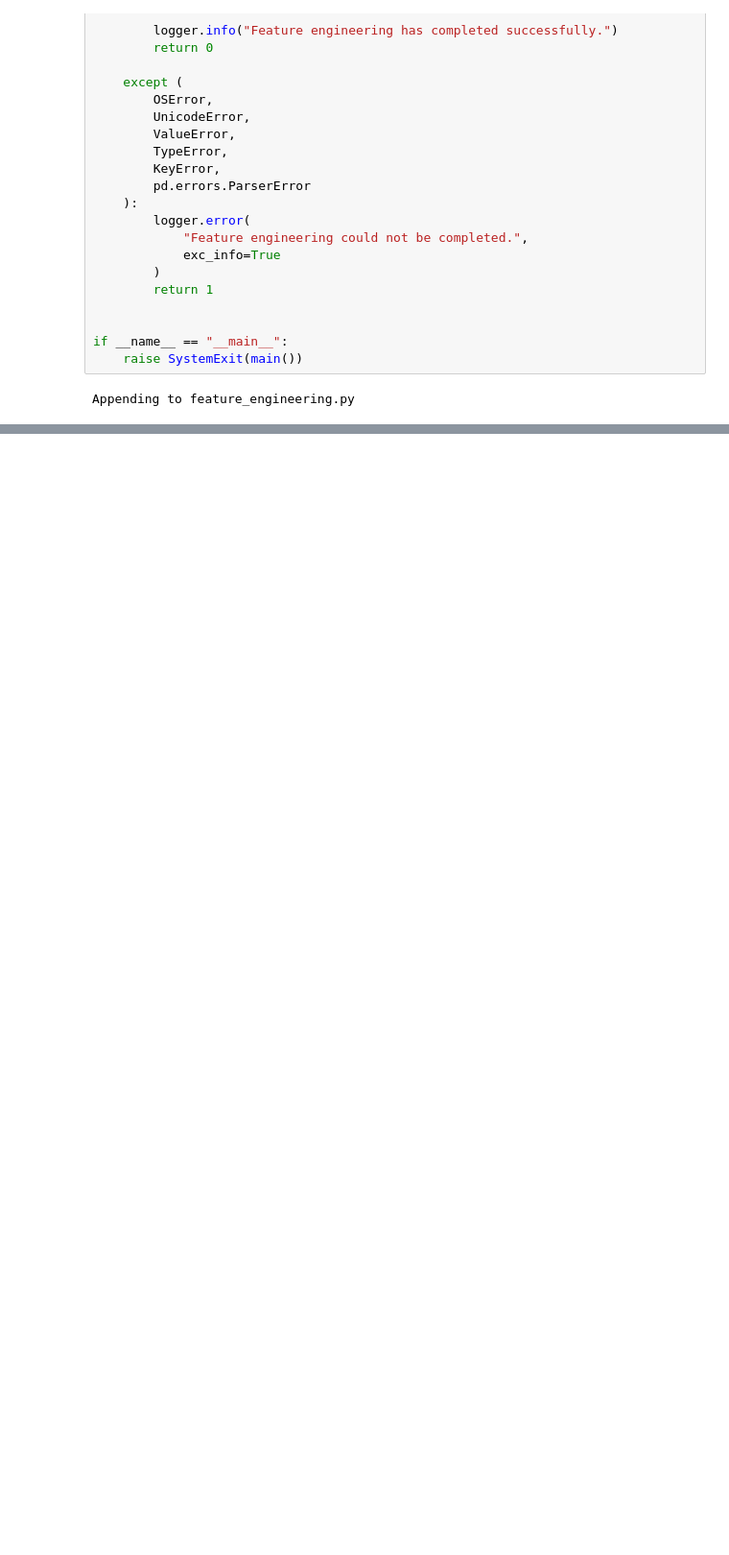
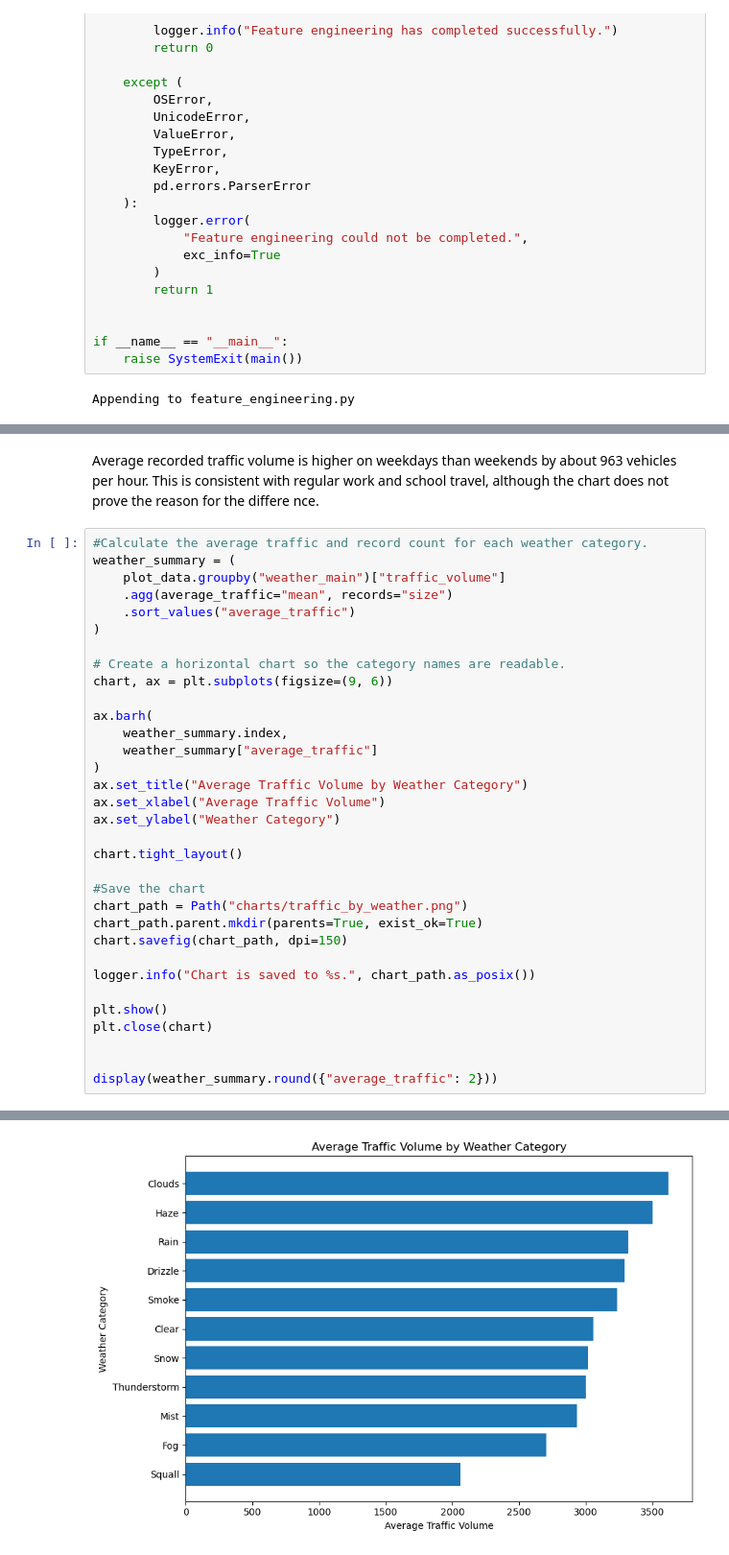
Before and after one commit to sskomal91/smart-city-traffic-capstone, a Jupyter notebook: capstone_part2/traffic_pipeline_development.ipynb, the cells around one changed output, grey strips where cells are left out. Shown at 96% size. Cells and saved outputs as stored; diff of their text form; blank space fills up the shorter version.

```diff
--- a/capstone_part2/traffic_pipeline_development.ipynb
+++ b/capstone_part2/traffic_pipeline_development.ipynb
@@ -1712,0 +1847,36 @@ Appending to feature_engineering.py
+# %% [markdown]
+Average recorded traffic volume is higher on weekdays than weekends by about 963 vehicles per hour. This is consistent with regular work and school travel, although the chart does not prove the reason for the differe nce.
+# %%
+#Calculate the average traffic and record count for each weather category.
+weather_summary = (
+    plot_data.groupby("weather_main")["traffic_volume"]
+    .agg(average_traffic="mean", records="size")
+    .sort_values("average_traffic")
+)
+
+# Create a horizontal chart so the category names are readable.
+chart, ax = plt.subplots(figsize=(9, 6))
+
+ax.barh(
+    weather_summary.index,
+    weather_summary["average_traffic"]
+)
+ax.set_title("Average Traffic Volume by Weather Category")
+ax.set_xlabel("Average Traffic Volume")
+ax.set_ylabel("Weather Category")
+
+chart.tight_layout()
+
+#Save the chart
+chart_path = Path("charts/traffic_by_weather.png")
+chart_path.parent.mkdir(parents=True, exist_ok=True)
+chart.savefig(chart_path, dpi=150)
+
+logger.info("Chart is saved to %s.", chart_path.as_posix())
+
+plt.show()
+plt.close(chart)
+
+
+display(weather_summary.round({"average_traffic": 2}))
+# %% [output]
@@ -1712,0 +1884 @@ Appending to feature_engineering.py
+[figure, added]
```
Also changed, not shown: parts of 11 cells of this notebook, 6 other files.
